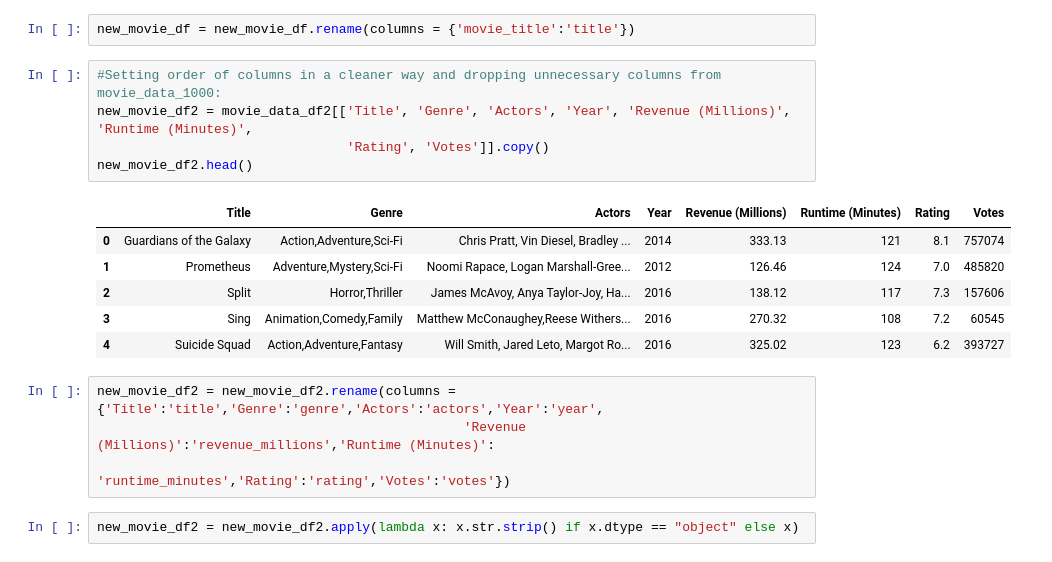
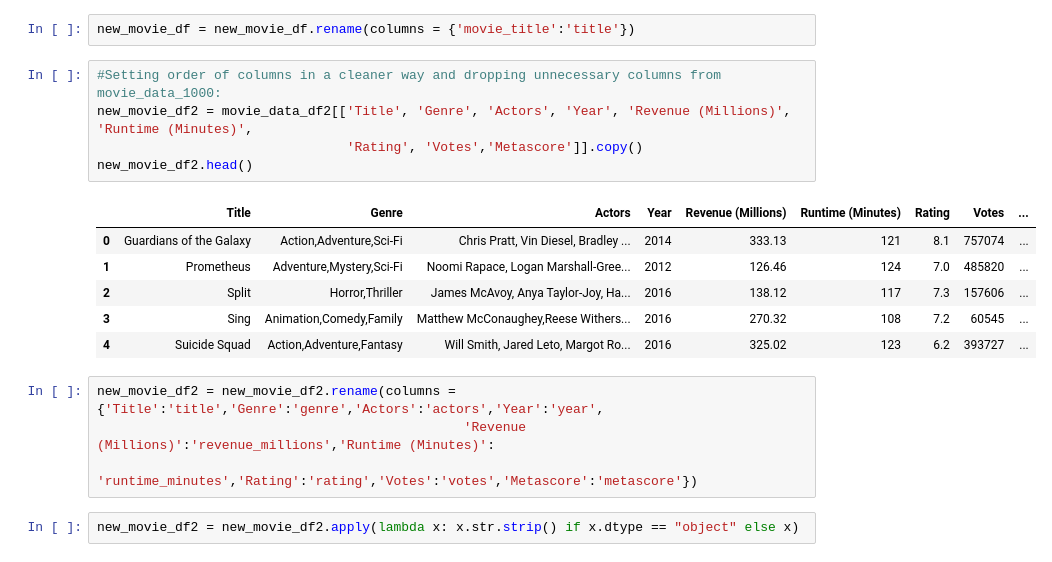
Before and after one commit to LSceleste/Movie-Data-Project, a Jupyter notebook: cleaned_copy_luiz.ipynb, the cells around one changed output. Drawn from its saved outputs; the diff is of its cells as text.

Commit message:
added 'metascore' column to df

```diff
--- a/cleaned_copy_luiz.ipynb
+++ b/cleaned_copy_luiz.ipynb
@@ -69,19 +69,19 @@ new_movie_df = new_movie_df.rename(columns = {'movie_title':'title'})
 # %%
 #Setting order of columns in a cleaner way and dropping unnecessary columns from movie_data_1000:
 new_movie_df2 = movie_data_df2[['Title', 'Genre', 'Actors', 'Year', 'Revenue (Millions)', 'Runtime (Minutes)',
-                                'Rating', 'Votes']].copy()
+                                'Rating', 'Votes','Metascore']].copy()
 new_movie_df2.head()
 # %% [output]
-|  | Title | Genre | Actors | Year | Revenue (Millions) | Runtime (Minutes) | Rating | Votes |
-| 0 | Guardians of the Galaxy | Action,Adventure,Sci-Fi | Chris Pratt, Vin Diesel, Bradley ... | 2014 | 333.13 | 121 | 8.1 | 757074 |
-| 1 | Prometheus | Adventure,Mystery,Sci-Fi | Noomi Rapace, Logan Marshall-Gree... | 2012 | 126.46 | 124 | 7.0 | 485820 |
-| 2 | Split | Horror,Thriller | James McAvoy, Anya Taylor-Joy, Ha... | 2016 | 138.12 | 117 | 7.3 | 157606 |
-| 3 | Sing | Animation,Comedy,Family | Matthew McConaughey,Reese Withers... | 2016 | 270.32 | 108 | 7.2 | 60545 |
-| 4 | Suicide Squad | Action,Adventure,Fantasy | Will Smith, Jared Leto, Margot Ro... | 2016 | 325.02 | 123 | 6.2 | 393727 |
+|  | Title | Genre | Actors | Year | Revenue (Millions) | Runtime (Minutes) | Rating | Votes | ... |
+| 0 | Guardians of the Galaxy | Action,Adventure,Sci-Fi | Chris Pratt, Vin Diesel, Bradley ... | 2014 | 333.13 | 121 | 8.1 | 757074 | ... |
+| 1 | Prometheus | Adventure,Mystery,Sci-Fi | Noomi Rapace, Logan Marshall-Gree... | 2012 | 126.46 | 124 | 7.0 | 485820 | ... |
+| 2 | Split | Horror,Thriller | James McAvoy, Anya Taylor-Joy, Ha... | 2016 | 138.12 | 117 | 7.3 | 157606 | ... |
+| 3 | Sing | Animation,Comedy,Family | Matthew McConaughey,Reese Withers... | 2016 | 270.32 | 108 | 7.2 | 60545 | ... |
+| 4 | Suicide Squad | Action,Adventure,Fantasy | Will Smith, Jared Leto, Margot Ro... | 2016 | 325.02 | 123 | 6.2 | 393727 | ... |
 # %%
 new_movie_df2 = new_movie_df2.rename(columns = {'Title':'title','Genre':'genre','Actors':'actors','Year':'year',
                                                'Revenue (Millions)':'revenue_millions','Runtime (Minutes)':
-                                               'runtime_minutes','Rating':'rating','Votes':'votes'})
+                                               'runtime_minutes','Rating':'rating','Votes':'votes','Metascore':'metascore'})
 # %%
 new_movie_df2 = new_movie_df2.apply(lambda x: x.str.strip() if x.dtype == "object" else x)
 # %%
```
Also changed, not shown: parts of 7 cells of this notebook.
